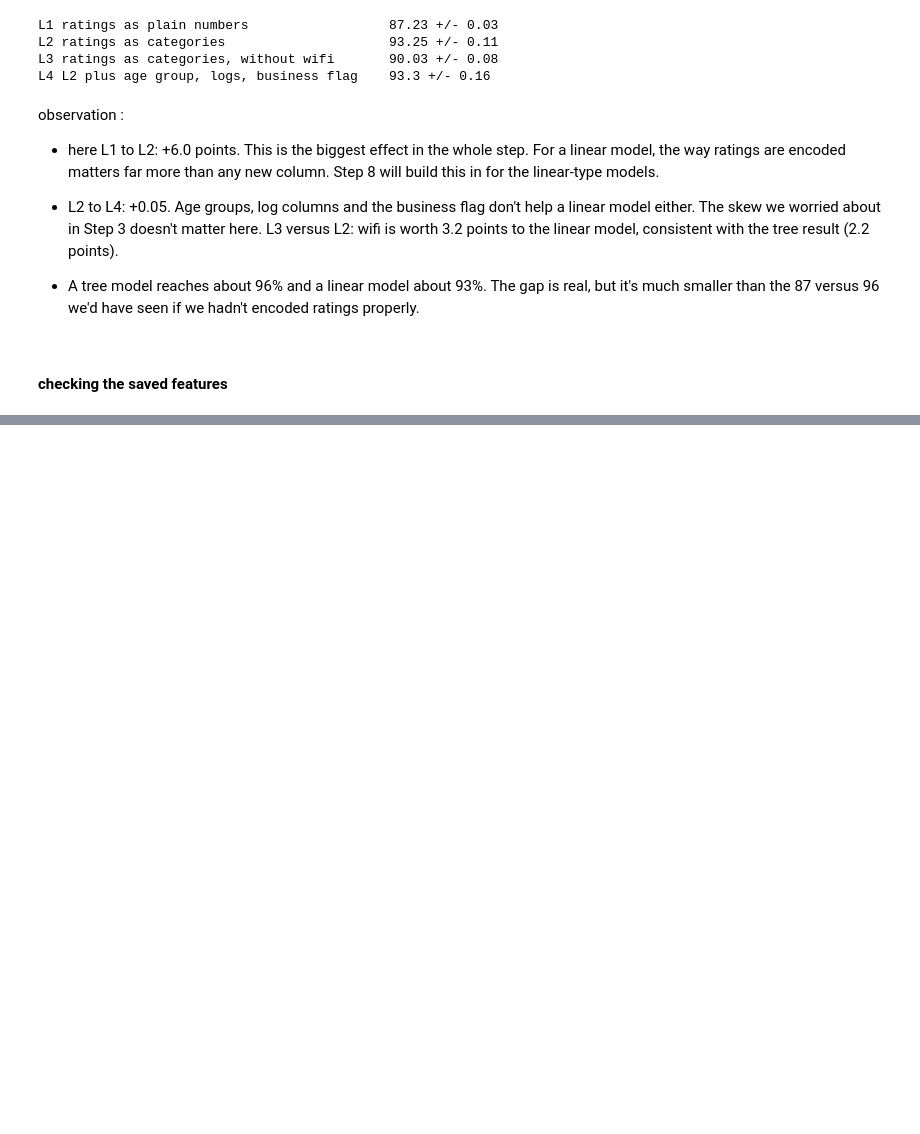
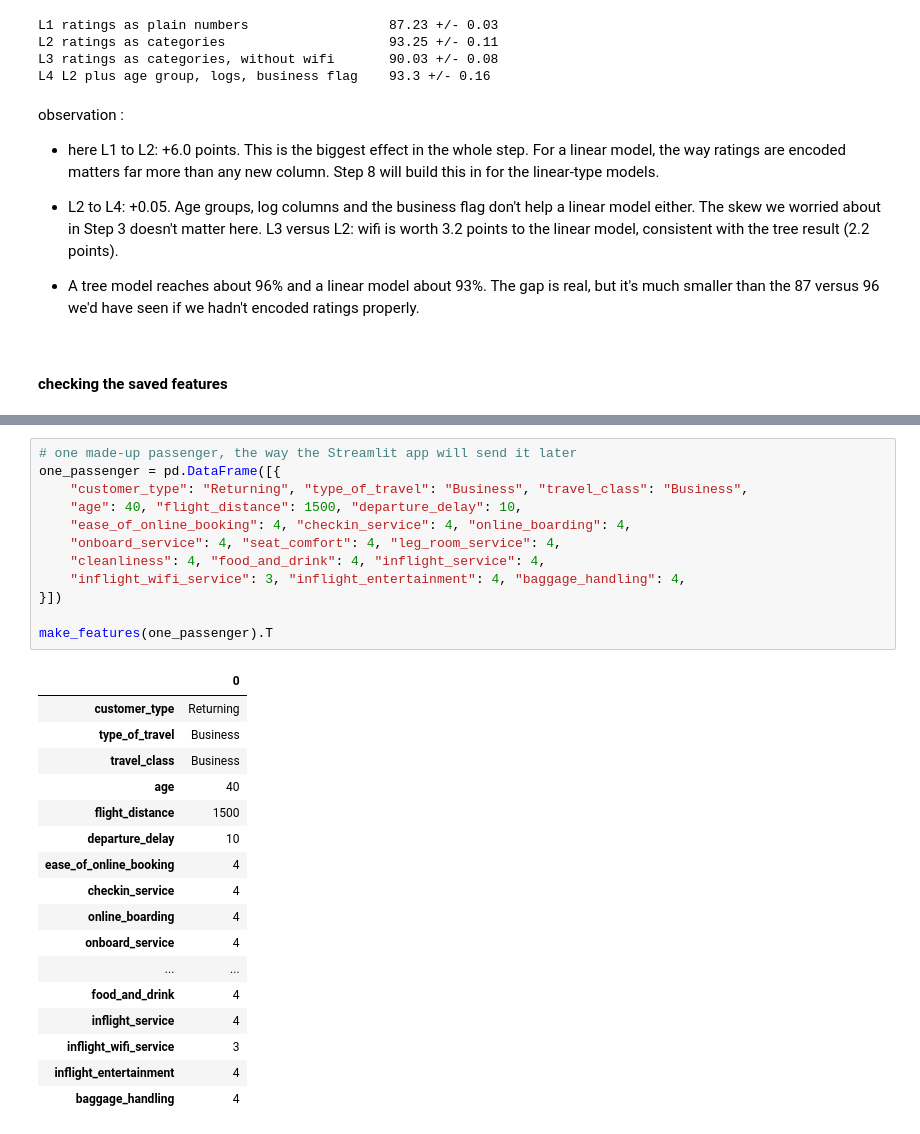
Before and after one commit to Siddharthkeshwani/airline-satisfaction-ml, a Jupyter notebook: notebooks/03_feature_engineering.ipynb, the cells around one changed output, grey strips where cells are left out. Saved outputs shown, nothing was run; the diff lists cells and outputs as text; blank space fills up the shorter version.

```diff
--- a/notebooks/03_feature_engineering.ipynb
+++ b/notebooks/03_feature_engineering.ipynb
@@ -361,0 +383,30 @@ ImportError: cannot import name 'FEATURE_COLS' from 'src.config' (d:\OMEN-16\ML-
+# %%
+# one made-up passenger, the way the Streamlit app will send it later
+one_passenger = pd.DataFrame([{
+    "customer_type": "Returning", "type_of_travel": "Business", "travel_class": "Business",
+    "age": 40, "flight_distance": 1500, "departure_delay": 10,
+    "ease_of_online_booking": 4, "checkin_service": 4, "online_boarding": 4,
+    "onboard_service": 4, "seat_comfort": 4, "leg_room_service": 4,
+    "cleanliness": 4, "food_and_drink": 4, "inflight_service": 4,
+    "inflight_wifi_service": 3, "inflight_entertainment": 4, "baggage_handling": 4,
+}])
+
+make_features(one_passenger).T
+# %% [output]
+|  | 0 |
+| customer_type | Returning |
+| type_of_travel | Business |
+| travel_class | Business |
+| age | 40 |
+| flight_distance | 1500 |
+| departure_delay | 10 |
+| ease_of_online_booking | 4 |
+| checkin_service | 4 |
+| online_boarding | 4 |
+| onboard_service | 4 |
+| ... | ... |
+| food_and_drink | 4 |
+| inflight_service | 4 |
+| inflight_wifi_service | 3 |
+| inflight_entertainment | 4 |
+| baggage_handling | 4 |
```
Also changed, not shown: parts of 3 cells of this notebook, 1 other file.
